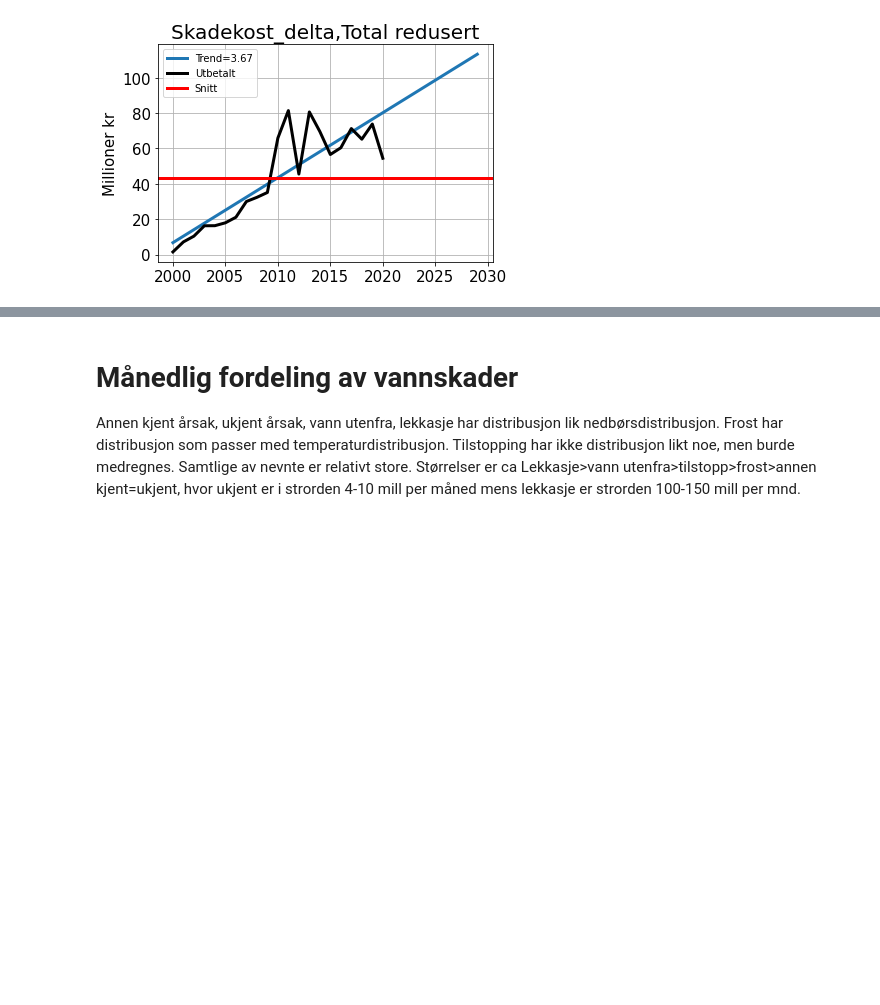
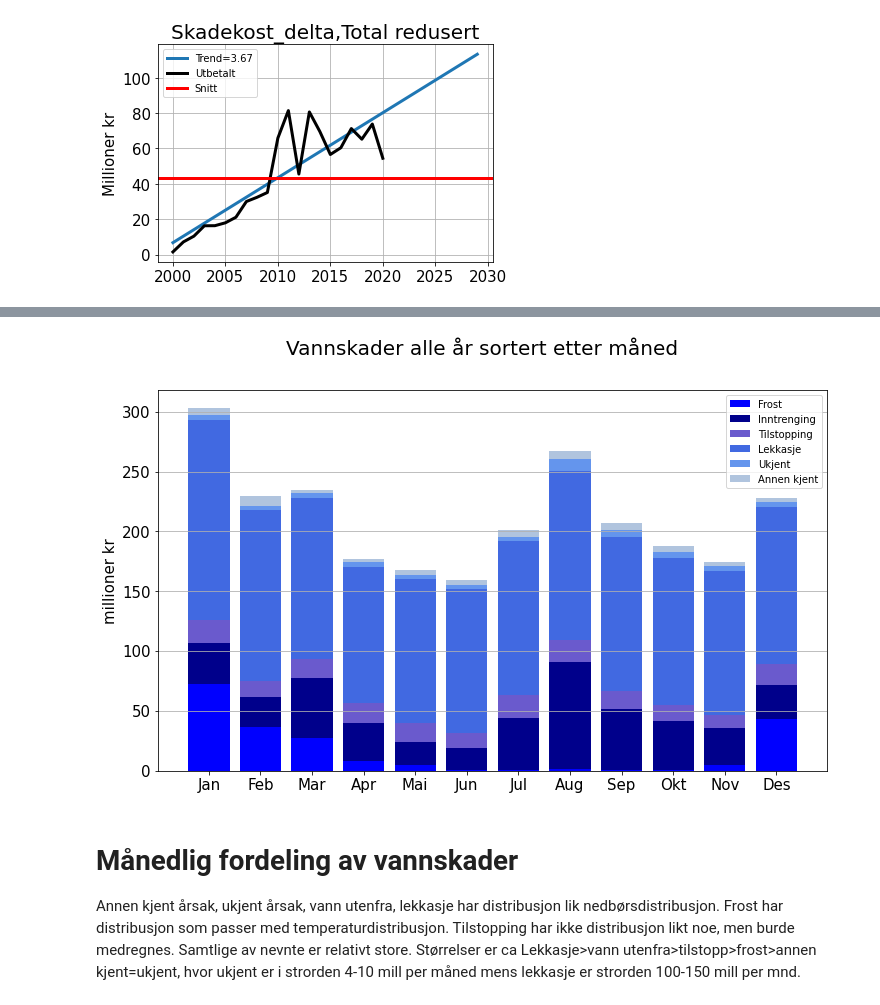
Before and after one commit to eirikngard/Eika, a Jupyter notebook: Vannskader_total.ipynb, the cells around one changed output, grey strips where cells are left out. Cells and saved outputs as stored; diff of their text form; code cells hidden in the pictures; blank space fills up the shorter version.

```diff
--- a/Vannskader_total.ipynb
+++ b/Vannskader_total.ipynb
@@ -103,3 +149,36 @@ for i,j in zip(data_new,tit):
+# %%
+col = ['mnd','skade','årsak']
+alt = pd.read_csv('test.csv', header=None,skiprows=2,names=col)
+# %%
+#alle = pd.read_csv('vannskade_alle_måned.csv',header=None,skiprows=2,names=kol)
+mnd = ['Jan','Feb','Mar','Apr','Mai','Jun','Jul','Aug','Sep','Okt','Nov','Des']
+
+a = np.array([i*(10**(-6)) for i in alt.loc[alt['årsak']=='Frost','skade']])
+b = np.array([i*(10**(-6)) for i in alt.loc[alt['årsak']=='Tilstopping','skade']])
+c = np.array([i*(10**(-6)) for i in alt.loc[alt['årsak']=='Vann utenfra','skade']])
+d = np.array([i*(10**(-6)) for i in alt.loc[alt['årsak']=='Lekkasje','skade']])
+e = np.array([i*(10**(-6)) for i in alt.loc[alt['årsak']=='Ukjent årsak','skade']])
+f = np.array([i*(10**(-6)) for i in alt.loc[alt['årsak']=='Annen kjent årsak','skade']])
+#alle = np.array([i*(10**(-6)) for i in alle['skade']])
+
+fig, ax = plt.subplots(figsize=(12, 7))
+fig.suptitle('Vannskader alle år sortert etter måned',fontsize=20)
+
+bar=ax.bar(mnd, a,color='blue', label='Frost')
+bar=ax.bar(mnd, c,bottom=a,color='darkblue', label='Inntrenging')
+bar=ax.bar(mnd, b, bottom= a+c,color='slateblue', label='Tilstopping')
+bar=ax.bar(mnd, d, bottom= a+c+b,color='royalblue', label='Lekkasje')
+bar=ax.bar(mnd, e, bottom= a+b+c+d,color='cornflowerblue', label='Ukjent')
+bar=ax.bar(mnd, f, bottom= a+c+b+d+e,color='lightsteelblue', label='Annen kjent')
+ax.grid(axis='y')
+ax.set_ylabel('millioner kr',size=15)
+ax.tick_params(axis = 'both', which = 'major', labelsize = 15)
+plt.legend()
+#plt.savefig("vannskade_måned_alle.png",bbox_inches = 'tight')
+#files.download("vannskade_måned_alle.png")
+plt.show()
+# %% [output]
+[figure, added]
 # %% [markdown]
 # Månedlig fordeling av vannskader
 Annen kjent årsak, ukjent årsak, vann utenfra, lekkasje har distribusjon lik nedbørsdistribusjon. Frost har distribusjon som passer med temperaturdistribusjon. Tilstopping har ikke distribusjon likt noe, men burde medregnes. Samtlige av nevnte er relativt store. Størrelser er ca  Lekkasje>vann utenfra>tilstopp>frost>annen kjent=ukjent, hvor ukjent er i strorden 4-10 mill per måned mens lekkasje er strorden 100-150 mill per mnd.
```
Also changed, not shown: parts of 9 cells of this notebook.
